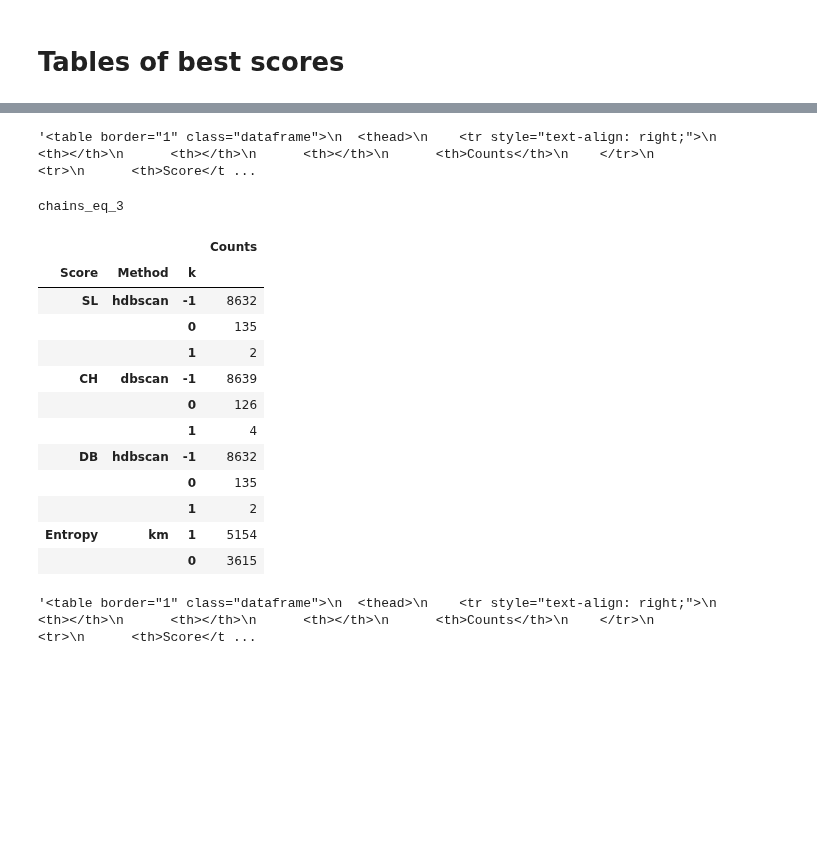
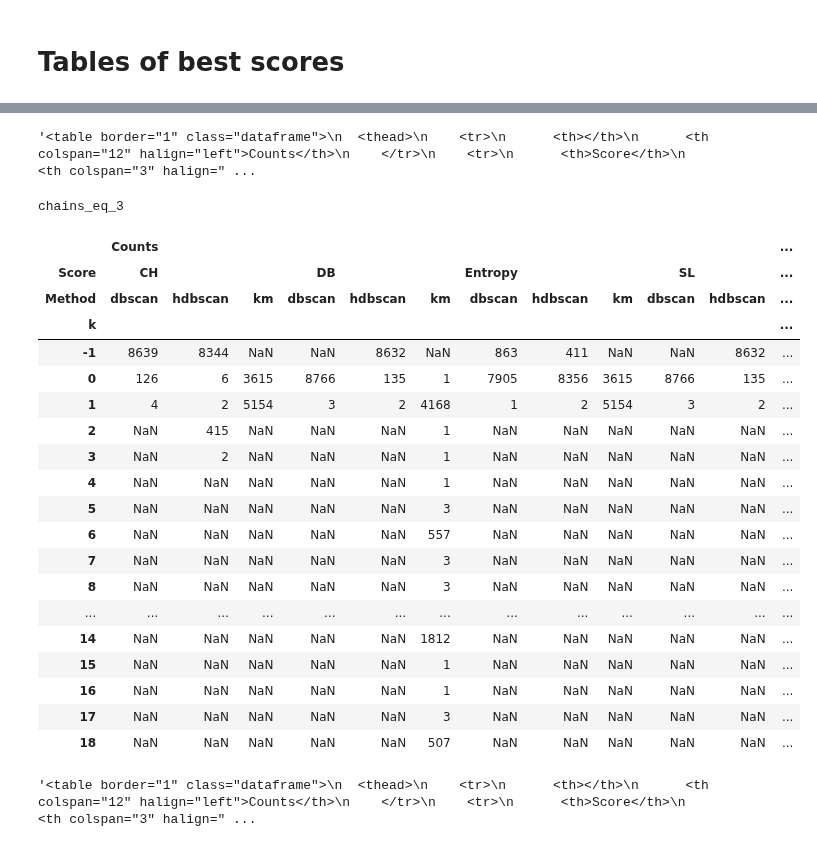
Before and after one commit to MiguelHeCa/tfm-nlp, a Jupyter notebook: notebooks/LabeledEmails-Copy1.ipynb, the cells around one changed output, grey strips where cells are left out. Saved outputs shown, nothing was run; the diff lists cells and outputs as text; code cells hidden in the pictures; blank space fills up the shorter version.

```diff
--- a/notebooks/LabeledEmails-Copy1.ipynb
+++ b/notebooks/LabeledEmails-Copy1.ipynb
@@ -59,6 +59,7 @@ df_dbscan['name'] = df_dbscan['dataset'].map(datasets_names)
 df_dbscan = df_dbscan.sort_values('order')
 df_dbscan['k_noise'] = df_dbscan.apply(lambda x: f"{x['n_clusters']} ({x['prop_noise']:.3f})", axis=1)
 df_dbscan['method'] = 'DBSCAN'
+df_dbscan = df_dbscan.loc[df_dbscan['epsilon'] != 0.2,:]
 
 df_hdbscan = pd.concat([pd.read_csv(path) for path in evals_dir.glob('*_hdbscan*.csv')], ignore_index=True)
 df_hdbscan['size'] = df_hdbscan['dataset'].map(sizes)
@@ -104,12 +105,13 @@ def labels_hd(df, dataset):
     return f'labels_hdbscan_{dataset}_{df["dimensions"]}_{int(df["min_clt_size"]):02d}_{int(df["min_samples"]):02d}_{df["distance"]}.pkl'
 # %%
 best_labs_all = {}
-ord_cols = ['method', 'distance', 'dimensions', 'k_noise', 'sl_score', 'ch_score', 'db_score',
-            'entropy', 'epsilon', 'min_pts', 'nn', 'min_clt_size', 'min_samples', 'n_clusters']
+ord_cols = ['method', 'distance', 'dimensions', 'n_clusters', 'k_noise', 'sl_score', 'ch_score',
+            'db_score', 'entropy', 'epsilon', 'min_pts', 'nn', 'min_clt_size', 'min_samples']
 ord_name = {
     'method':'Method',
     'distance':'Distance',
     'dimensions':'Dim',
+    'n_clusters': r'$k$',
     'k_noise': r'$k$ (% Noise)',
     'sl_score':'SL',
     'ch_score':'CH',
@@ -120,7 +122,6 @@ ord_name = {
     'nn': 'NN',
     'min_clt_size': 'Min Clt Size',
     'min_samples': 'Min Samples',
-    'n_clusters': 'N Clusters',
     'focus': 'Score'
 }
 dis_name = {'euclidean':'Euclidean', 'cosine': 'Cosine', 'wmd':'WMD', 'l2':'L2 Norm'}
@@ -465,6 +484,9 @@ for dat in datasets:
             else:
                 results[i].update({j:tmp})
     results_all[dat] = results
+# %%
+def get_cluster_tables(df):
+    return df.rename(columns={'index':'k', 'label':'Counts'}).pivot_table(index='k', columns=['Score', 'Method'], fill_value=-1).astype(str).replace('-1', np.nan)
 # %%
 iterator_datasets = iter(datasets)
 # %%
@@ -509,46 +535,55 @@ chains_eq_2
 # %%
-df_counts.rename(columns={'index':'k', 'label':'Counts'}).set_index(['Score', 'Method', 'k']).\
-    to_html(na_rep='-', float_format="%.3f")
+# df_counts.rename(columns={'index':'k', 'label':'Counts'}).set_index(['Score', 'Method', 'k']).T.\
+df_cls_tab.to_html(na_rep='')
 # %% [output]
-'<table border="1" class="dataframe">\n  <thead>\n    <tr style="text-align: right;">\n      <th></th>\n      <th></th>\n      <th></th>\n      <th>Counts</th>\n    </tr>\n    <tr>\n      <th>Score</t ...
+'<table border="1" class="dataframe">\n  <thead>\n    <tr>\n      <th></th>\n      <th colspan="12" halign="left">Counts</th>\n    </tr>\n    <tr>\n      <th>Score</th>\n      <th colspan="3" halign=" ...
 # %%
 dat = next(iterator_datasets)
 print(dat)
 df_counts = pd.DataFrame()
 for i, a in results_all[dat].items():
     for j, b in a.items():
         # print(best_labs_all[dat][i][j].split('_'))
         # print(i, j)
         # print(b['label'].value_counts())
-        if j == 0:
-            tmp3 = pd.DataFrame(b['label'].value_counts()).reset_index()
-            tmp3['Score'] = i
-            tmp3['Method'] = best_labs_all[dat][i][j].split('_')[1]
-            df_counts = pd.concat([df_counts, tmp3], ignore_index=True)
-        else:
-            pass
+        # if j == 0:
+        tmp3 = pd.DataFrame(b['label'].value_counts()).reset_index()
+        tmp3['Score'] = i
+        tmp3['Method'] = best_labs_all[dat][i][j].split('_')[1]
+        df_counts = pd.concat([df_counts, tmp3], ignore_index=True)
+        # else:
+            # pass
 
-df_counts.rename(columns={'index':'k', 'label':'Counts'}).set_index(['Score', 'Method', 'k'])
+# df_counts.rename(columns={'index':'k', 'label':'Counts'}).set_index(['Score', 'Method', 'k'])
+df_cls_tab = get_cluster_tables(df_counts)
+df_cls_tab
 # %% [output]
 chains_eq_3
-|  |  |  | Counts |
-| Score | Method | k |  |
-| SL | hdbscan | -1 | 8632 |
-|  |  | 0 | 135 |
-|  |  | 1 | 2 |
-| CH | dbscan | -1 | 8639 |
-|  |  | 0 | 126 |
-|  |  | 1 | 4 |
-| DB | hdbscan | -1 | 8632 |
-|  |  | 0 | 135 |
-|  |  | 1 | 2 |
-| Entropy | km | 1 | 5154 |
-|  |  | 0 | 3615 |
+|  | Counts |  |  |  |  |  |  |  |  |  |  | ... |
+| Score | CH |  |  | DB |  |  | Entropy |  |  | SL |  | ... |
+| Method | dbscan | hdbscan | km | dbscan | hdbscan | km | dbscan | hdbscan | km | dbscan | hdbscan | ... |
+| k |  |  |  |  |  |  |  |  |  |  |  | ... |
+| -1 | 8639 | 8344 | NaN | NaN | 8632 | NaN | 863 | 411 | NaN | NaN | 8632 | ... |
+| 0 | 126 | 6 | 3615 | 8766 | 135 | 1 | 7905 | 8356 | 3615 | 8766 | 135 | ... |
+| 1 | 4 | 2 | 5154 | 3 | 2 | 4168 | 1 | 2 | 5154 | 3 | 2 | ... |
+| 2 | NaN | 415 | NaN | NaN | NaN | 1 | NaN | NaN | NaN | NaN | NaN | ... |
+| 3 | NaN | 2 | NaN | NaN | NaN | 1 | NaN | NaN | NaN | NaN | NaN | ... |
+| 4 | NaN | NaN | NaN | NaN | NaN | 1 | NaN | NaN | NaN | NaN | NaN | ... |
+| 5 | NaN | NaN | NaN | NaN | NaN | 3 | NaN | NaN | NaN | NaN | NaN | ... |
+| 6 | NaN | NaN | NaN | NaN | NaN | 557 | NaN | NaN | NaN | NaN | NaN | ... |
+| 7 | NaN | NaN | NaN | NaN | NaN | 3 | NaN | NaN | NaN | NaN | NaN | ... |
+| 8 | NaN | NaN | NaN | NaN | NaN | 3 | NaN | NaN | NaN | NaN | NaN | ... |
+| ... | ... | ... | ... | ... | ... | ... | ... | ... | ... | ... | ... | ... |
+| 14 | NaN | NaN | NaN | NaN | NaN | 1812 | NaN | NaN | NaN | NaN | NaN | ... |
+| 15 | NaN | NaN | NaN | NaN | NaN | 1 | NaN | NaN | NaN | NaN | NaN | ... |
+| 16 | NaN | NaN | NaN | NaN | NaN | 1 | NaN | NaN | NaN | NaN | NaN | ... |
+| 17 | NaN | NaN | NaN | NaN | NaN | 3 | NaN | NaN | NaN | NaN | NaN | ... |
+| 18 | NaN | NaN | NaN | NaN | NaN | 507 | NaN | NaN | NaN | NaN | NaN | ... |
 # %%
-df_counts.rename(columns={'index':'k', 'label':'Counts'}).set_index(['Score', 'Method', 'k']).\
-    to_html(na_rep='-', float_format="%.3f")
+# df_counts.rename(columns={'index':'k', 'label':'Counts'}).set_index(['Score', 'Method', 'k']).T.\
+df_cls_tab.to_html(na_rep='')
 # %% [output]
-'<table border="1" class="dataframe">\n  <thead>\n    <tr style="text-align: right;">\n      <th></th>\n      <th></th>\n      <th></th>\n      <th>Counts</th>\n    </tr>\n    <tr>\n      <th>Score</t ...
+'<table border="1" class="dataframe">\n  <thead>\n    <tr>\n      <th></th>\n      <th colspan="12" halign="left">Counts</th>\n    </tr>\n    <tr>\n      <th>Score</th>\n      <th colspan="3" halign=" ...
 # %%
 dat = next(iterator_datasets)
 print(dat)
```
Also changed, not shown: parts of 46 cells of this notebook, 2 other files.
